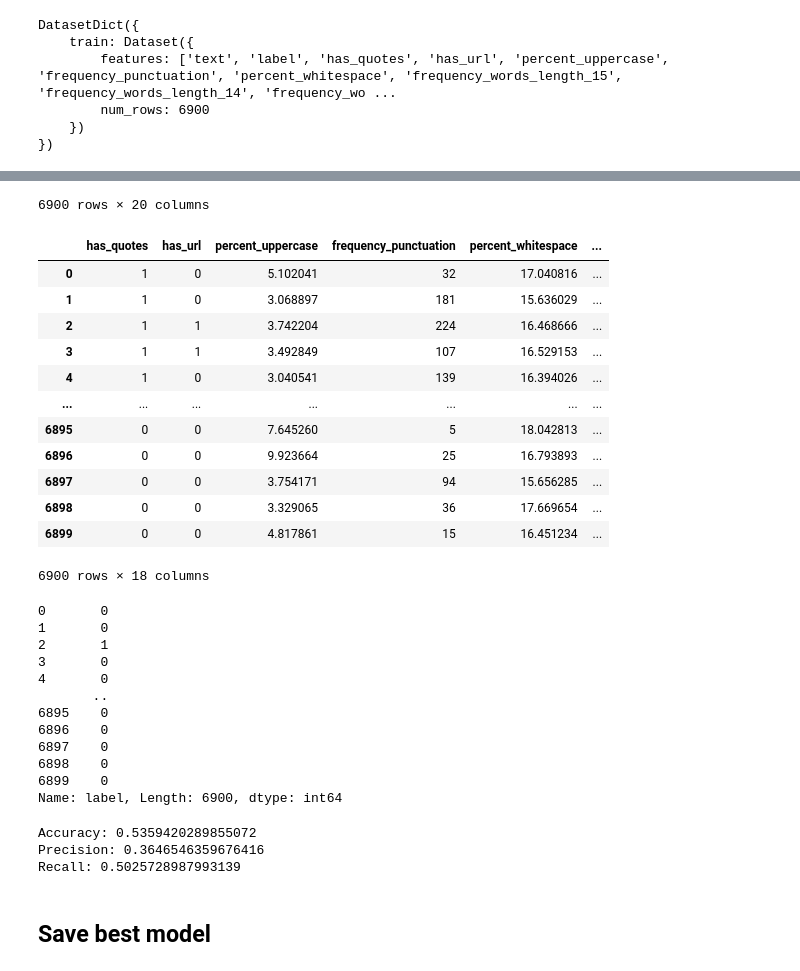
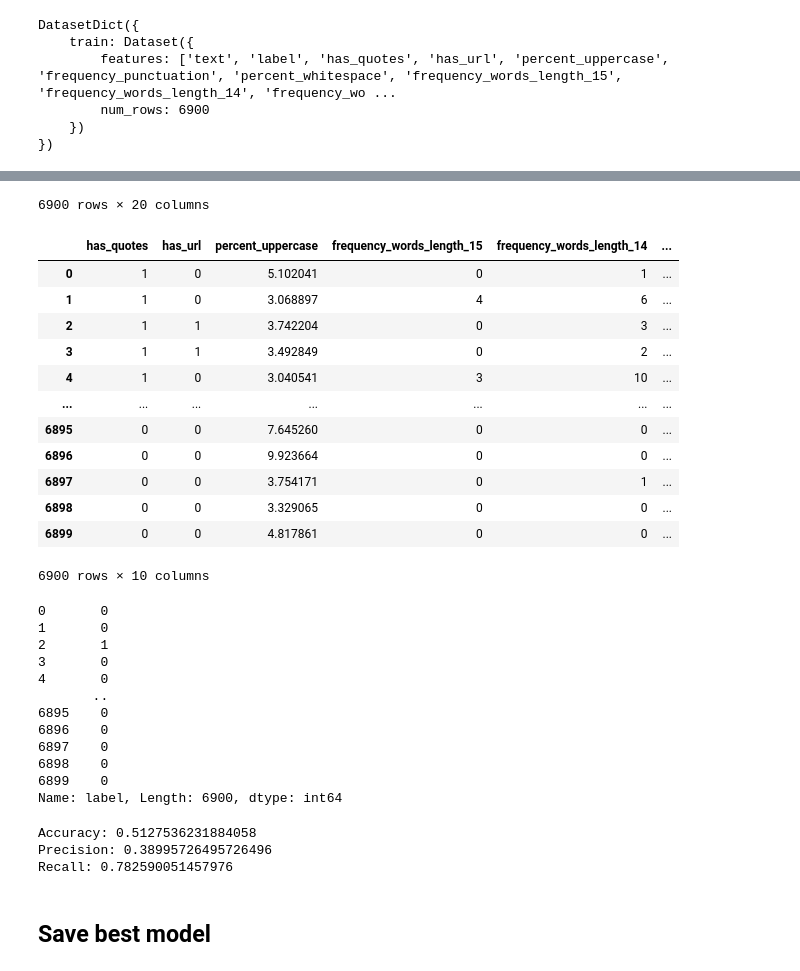
Before and after one commit to Leelexuan/WELFake_AI_Project, a Jupyter notebook: models/nb_gaussian/Gaussian_stylo_iter1.ipynb, the cells around one changed output, grey strips where cells are left out. Cells and saved outputs as stored; diff of their text form; code cells hidden in the pictures.

```diff
--- a/models/nb_gaussian/Gaussian_stylo_iter1.ipynb
+++ b/models/nb_gaussian/Gaussian_stylo_iter1.ipynb
@@ -57,10 +59,11 @@ print(df)
 # %%
 from sklearn.model_selection import train_test_split
 
+features_orig_10 = ['has_quotes', 'has_url', 'percent_uppercase', 'frequency_words_length_15', 'frequency_words_length_14', 'frequency_words_length_12', 'frequency_words_length_11', 'percent_whitespace', 'avg_sentence_length', 'frequency_punctuation']
 seed = 45
 
 y = df["label"]
-x = df.drop(labels=["label","text"], axis=1)
+x = df[features_orig_10]
 
 x_train, x_test, y_train, y_test = train_test_split(x, y, test_size=0.2, random_state=seed)
 
@@ -236,40 +239,40 @@ DatasetDict({
 # %%
 test_df = test_dataset["train"].to_pandas()
 display(test_df)
 
 
 y_test_set = test_df["label"]
-x_test_set = test_df.drop(labels=["label", "text"], axis=1)
+x_test_set = test_df[features_orig_10]
 
 display(x_test_set)
 display(y_test_set)
 # %% [output]
 |  | text | label | has_quotes | has_url | percent_uppercase | frequency_punctuation | percent_whitespace | ... |
 | 0 | The media reported on “5 TikTok d... | 0 | 1 | 0 | 5.102041 | 32 | 17.040816 | ... |
 | 1 | "Over 240,000 'unverified' ballot... | 0 | 1 | 0 | 3.068897 | 181 | 15.636029 | ... |
 | 2 | Says "Ron Johnson is making excus... | 1 | 1 | 1 | 3.742204 | 224 | 16.468666 | ... |
 | 3 | “We have seen over the last 10 ye... | 0 | 1 | 1 | 3.492849 | 107 | 16.529153 | ... |
 | 4 | “I don’t get involved in the hiri... | 0 | 1 | 0 | 3.040541 | 139 | 16.394026 | ... |
 | ... | ... | ... | ... | ... | ... | ... | ... | ... |
 | 6895 | Wedding Album: Dancing with the S... | 0 | 0 | 0 | 7.645260 | 5 | 18.042813 | ... |
 | 6896 | WATCH: Sneak Peek: Arizona's Furi... | 0 | 0 | 0 | 9.923664 | 25 | 16.793893 | ... |
 | 6897 | Mary Kay Letourneau 'Hopeful' She... | 0 | 0 | 0 | 3.754171 | 94 | 15.656285 | ... |
 | 6898 | Charlize Theron still upset Aeon ... | 0 | 0 | 0 | 3.329065 | 36 | 17.669654 | ... |
 | 6899 | Debbie Gibson Says ‘DWTS’ Was a H... | 0 | 0 | 0 | 4.817861 | 15 | 16.451234 | ... |
 6900 rows × 20 columns
-|  | has_quotes | has_url | percent_uppercase | frequency_punctuation | percent_whitespace | ... |
-| 0 | 1 | 0 | 5.102041 | 32 | 17.040816 | ... |
-| 1 | 1 | 0 | 3.068897 | 181 | 15.636029 | ... |
-| 2 | 1 | 1 | 3.742204 | 224 | 16.468666 | ... |
-| 3 | 1 | 1 | 3.492849 | 107 | 16.529153 | ... |
-| 4 | 1 | 0 | 3.040541 | 139 | 16.394026 | ... |
+|  | has_quotes | has_url | percent_uppercase | frequency_words_length_15 | frequency_words_length_14 | ... |
+| 0 | 1 | 0 | 5.102041 | 0 | 1 | ... |
+| 1 | 1 | 0 | 3.068897 | 4 | 6 | ... |
+| 2 | 1 | 1 | 3.742204 | 0 | 3 | ... |
+| 3 | 1 | 1 | 3.492849 | 0 | 2 | ... |
+| 4 | 1 | 0 | 3.040541 | 3 | 10 | ... |
 | ... | ... | ... | ... | ... | ... | ... |
-| 6895 | 0 | 0 | 7.645260 | 5 | 18.042813 | ... |
-| 6896 | 0 | 0 | 9.923664 | 25 | 16.793893 | ... |
-| 6897 | 0 | 0 | 3.754171 | 94 | 15.656285 | ... |
-| 6898 | 0 | 0 | 3.329065 | 36 | 17.669654 | ... |
-| 6899 | 0 | 0 | 4.817861 | 15 | 16.451234 | ... |
+| 6895 | 0 | 0 | 7.645260 | 0 | 0 | ... |
+| 6896 | 0 | 0 | 9.923664 | 0 | 0 | ... |
+| 6897 | 0 | 0 | 3.754171 | 0 | 1 | ... |
+| 6898 | 0 | 0 | 3.329065 | 0 | 0 | ... |
+| 6899 | 0 | 0 | 4.817861 | 0 | 0 | ... |
-6900 rows × 18 columns
+6900 rows × 10 columns
 0       0
 1       0
 2       1
@@ -296,9 +299,9 @@ print("Accuracy:", accuracy)
 print("Precision:", precision)
 print("Recall:", recall)
 # %% [output]
-Accuracy: 0.5359420289855072
-Precision: 0.3646546359676416
-Recall: 0.5025728987993139
+Accuracy: 0.5127536231884058
+Precision: 0.38995726495726496
+Recall: 0.782590051457976
 # %% [markdown]
 ## Save best model
 # %%
```
Also changed, not shown: parts of 8 cells of this notebook, 3 other files.
